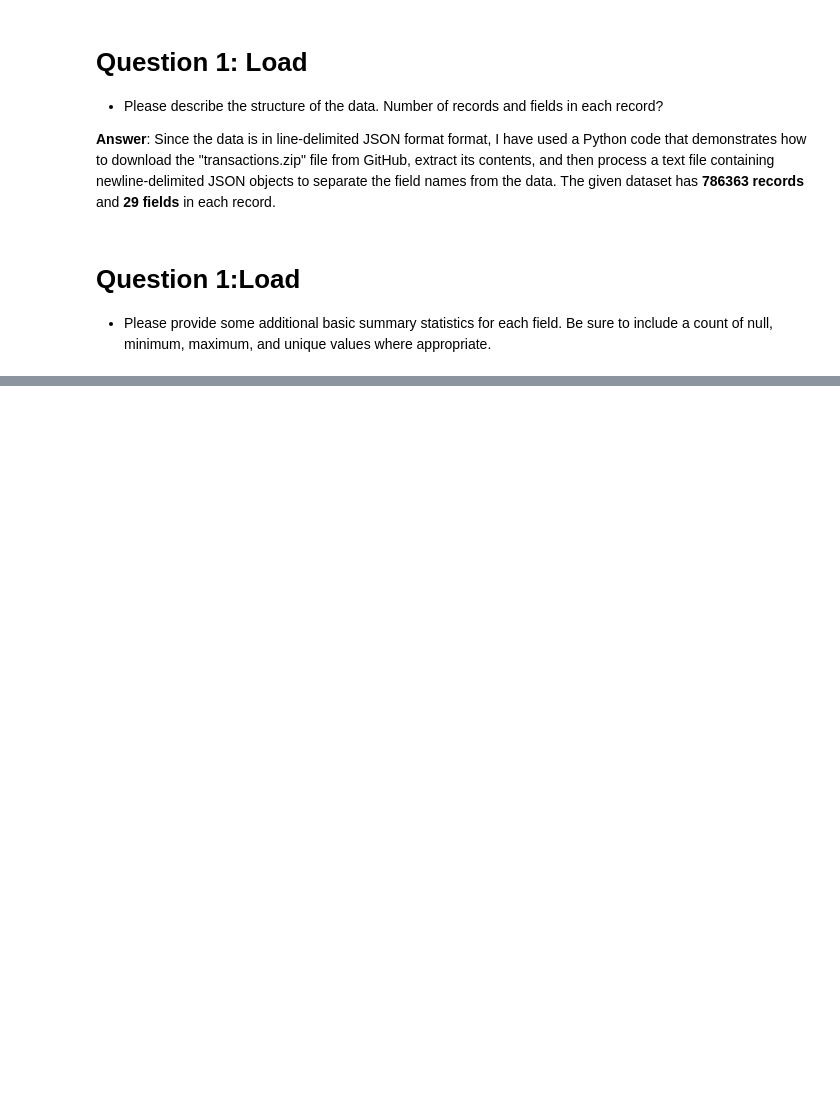
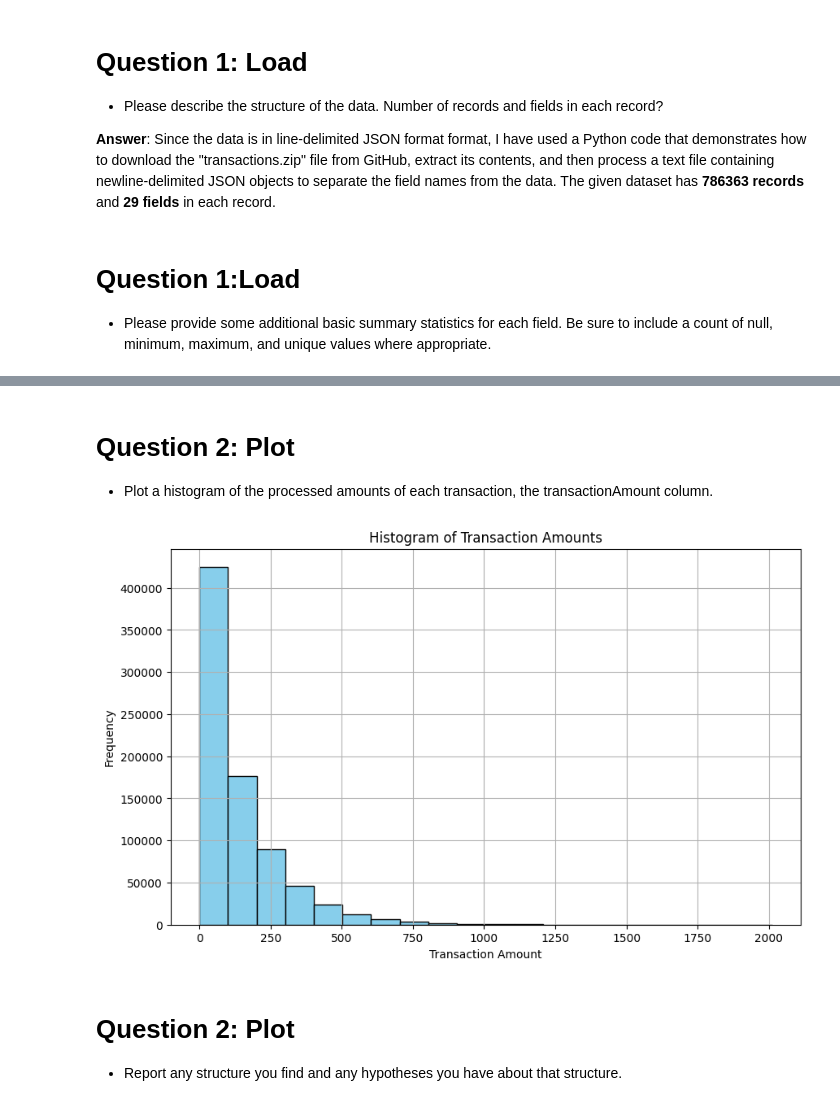
Before and after one commit to uroy98/CapitalOneProject, a Jupyter notebook: CapitalOneData.ipynb, the cells around one changed output, grey strips where cells are left out. Saved outputs shown, nothing was run; the diff lists cells and outputs as text; code cells hidden in the pictures; blank space fills up the shorter version.

```diff
--- a/CapitalOneData.ipynb
+++ b/CapitalOneData.ipynb
@@ -185,0 +260,29 @@ The given dataset has **786363 records** and **29 fields** in each record.
+# %% [markdown]
+# Question 2: Plot
+
+* Plot a histogram of the processed amounts of each transaction, the transactionAmount column.
+# %%
+import matplotlib.pyplot as plt
+
+# Ensure that the 'transactionAmount' column is of a numeric type.
+# If necessary, convert the column to numeric values.
+df['transactionAmount'] = pd.to_numeric(df['transactionAmount'], errors='coerce')
+
+# Plot the histogram for the 'transactionAmount' column.
+plt.figure(figsize=(10, 6))
+plt.hist(df['transactionAmount'].dropna(), bins=20, color='skyblue', edgecolor='black')
+
+# Add title and labels to the plot.
+plt.title("Histogram of Transaction Amounts")
+plt.xlabel("Transaction Amount")
+plt.ylabel("Frequency")
+plt.grid(True)
+
+# Display the plot.
+plt.show()
+# %% [output]
+[figure, added]
+# %% [markdown]
+# Question 2: Plot
+
+* Report any structure you find and any hypotheses you have about that structure.
```
Also changed, not shown: parts of 12 cells of this notebook.
